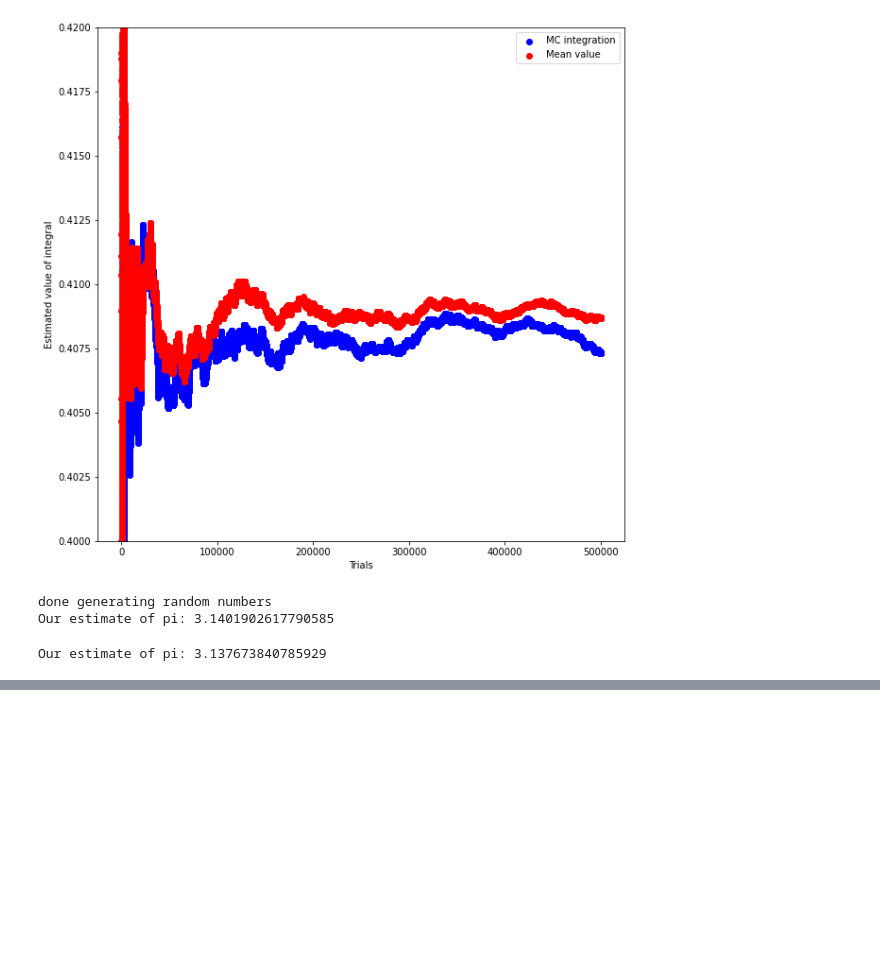
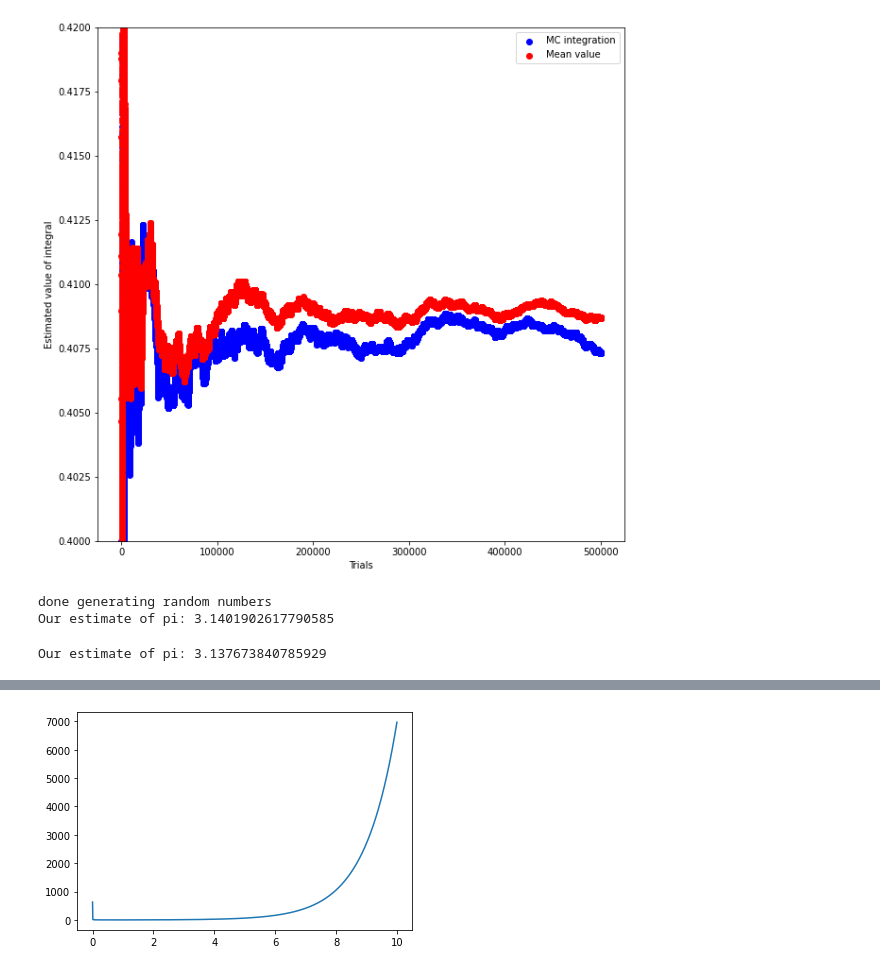
Before and after one commit to NIUCompPhys/Spring2021, a Jupyter notebook: temp2_pynb.ipynb, the cells around one changed output, grey strips where cells are left out. Saved outputs shown, nothing was run; the diff lists cells and outputs as text; code cells hidden in the pictures; blank space fills up the shorter version.

```diff
--- a/temp2_pynb.ipynb
+++ b/temp2_pynb.ipynb
@@ -581,0 +651,15 @@ Our estimate of pi: 3.137673840785929
+# %%
+import matplotlib.pyplot as plt
+from numpy import exp,power,frompyfunc,linspace,sqrt,pi
+
+def func(x):
+  return (1./sqrt(x))*(1+exp(x))
+
+xmin=1e-5 ##don't start at 0 where function diverges!
+xmax=10
+N=1000
+
+plt.plot(linspace(xmin,xmax,N), frompyfunc(func, 1, 1)(linspace(xmin,xmax,N)))
+plt.show()
+# %% [output]
+[figure, added]
```
Also changed, not shown: parts of 5 cells of this notebook.
